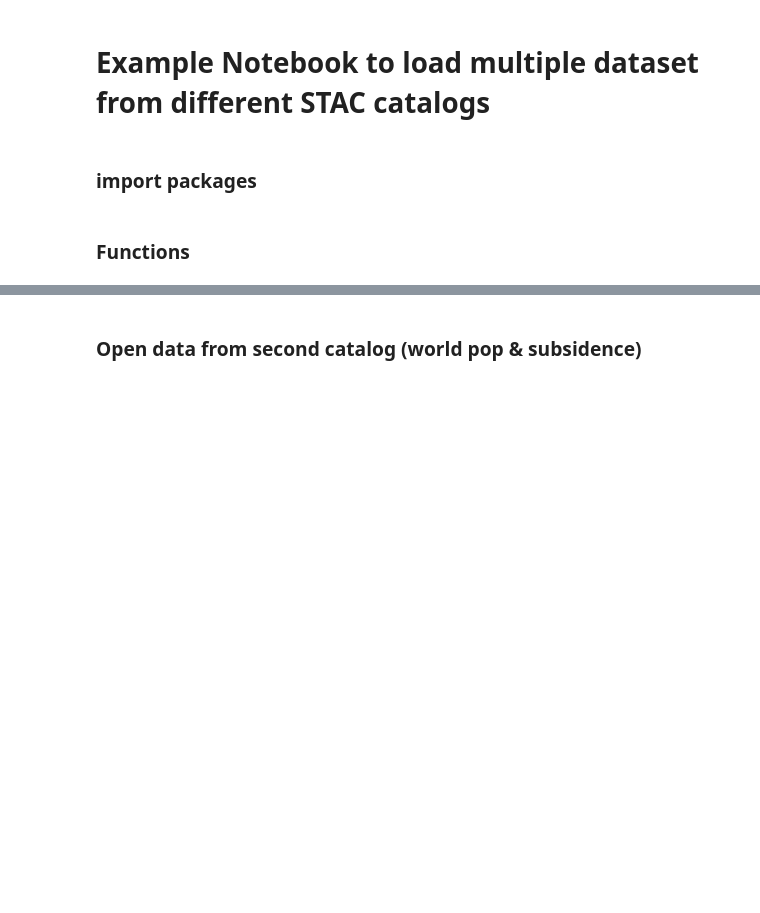
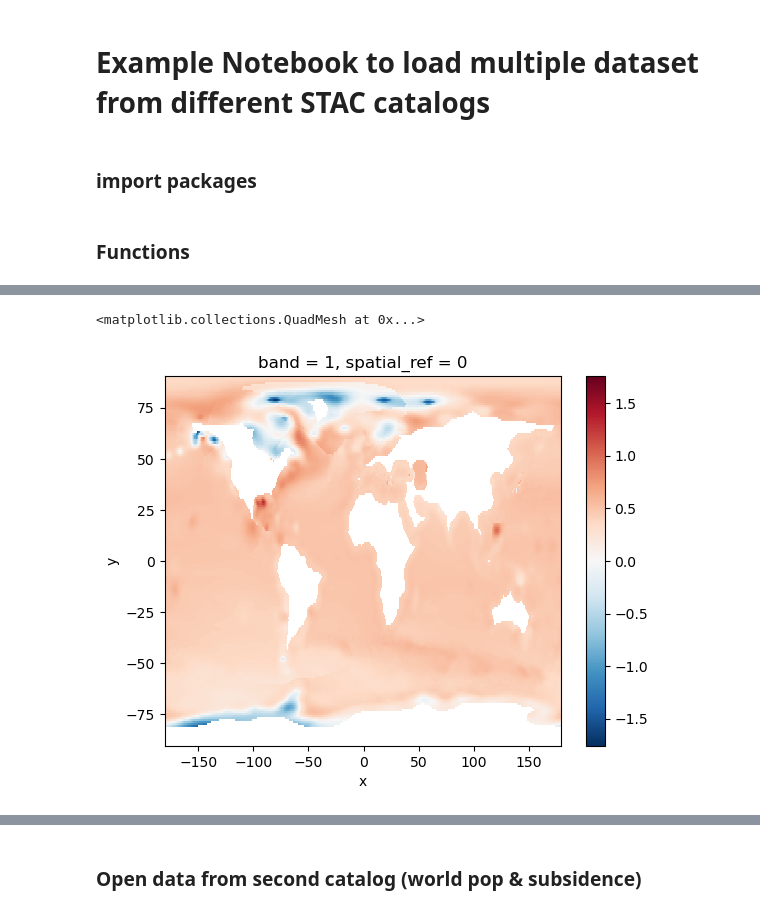
Before and after one commit to Deltares-research/IDP-workbench, a Jupyter notebook: examples/get_data_from_STAC.ipynb, the cells around one changed output, grey strips where cells are left out. Cells and saved outputs as stored; diff of their text form; code cells hidden in the pictures; blank space fills up the shorter version.

Commit message:
update example with methods for fast loading of data when parquet asset is available

```diff
--- a/examples/get_data_from_STAC.ipynb
+++ b/examples/get_data_from_STAC.ipynb
@@ -73,0 +124,4 @@ items_ar6_df = items_to_dataframe([i.to_dict() for i in items_ar6])
+# %%
+ar6_col = catalog.get_child("slp6")
+items_ar6_df = get_collection_df(ar6_col)
+items_ar6_df
@@ -73,0 +149,4 @@ items_ar6_df = items_to_dataframe([i.to_dict() for i in items_ar6])
+# %%
+ar5_col = catalog.get_child("slp5")
+items_ar5_df = get_collection_df(ar5_col)
+items_ar5_df
@@ -73,0 +194,28 @@ items_ar6_df = items_to_dataframe([i.to_dict() for i in items_ar6])
+# %%
+# filter items in datasets
+ar_df_dict = {"AR5": items_ar5_df, "AR6": items_ar6_df}
+# define variables
+ens_list = ["5", "50", "95"]  # ensemble list to look into
+yrs_list = np.arange(1970, 2200, 10)  # years to look into (step of 10 years from 1970)
+key_list = ["CCS", "YRS", "ENS", "href"]
+
+SLR_dicts = {"AR5": {}, "AR6": {}}
+# index AR6 dataframe on criteria
+for ar in ["AR5", "AR6"]:
+    SLR_dicts[ar] = {key: [] for key in key_list}
+    for i, row in ar_df_dict[ar].iterrows():
+        id = row.id
+        enss = str(id).split("\\")[1].split("ens")[-1]  # ensemble
+        yrs = int(str(id).split("\\")[2][0:4])  # yrs
+        ccs = str(id).split("\\")[0].split("=")[-1] # ccs
+        if str(float(enss)) in [str(float(x)) for x in ens_list] and yrs in yrs_list:  # constraining read ensembles and years
+            SLR_dicts[ar]["CCS"].append(ccs)
+            SLR_dicts[ar]["YRS"].append(yrs)
+            SLR_dicts[ar]["ENS"].append(str(float(enss)))
+            if "assets" in row:
+                SLR_dicts[ar]["href"].append(row.assets["data"]["href"])
+            else:
+                SLR_dicts[ar]["href"].append(row["assets.data.href"])
+
+    # filter AR6 dataframe and STAC items on index
+    ar_df_dict[ar] = pd.DataFrame(SLR_dicts[ar])
@@ -124,0 +243,9 @@ ar6_item_corr.plot()
+# %%
+df = ar_df_dict["AR6"]
+row_selected = df[(df['CCS'] == ccs6) & (df['YRS'] == yr) & (df['ENS'] == str(float(ens)))].iloc[0]
+ar6_item = rio.open_rasterio(row_selected.href, masked=True)
+ar6_item = ar6_item / 1000
+ar6_item.plot()
+# %% [output]
+<matplotlib.collections.QuadMesh at 0x...>
+[figure, added]
```
Also changed, not shown: parts of 24 cells of this notebook.
